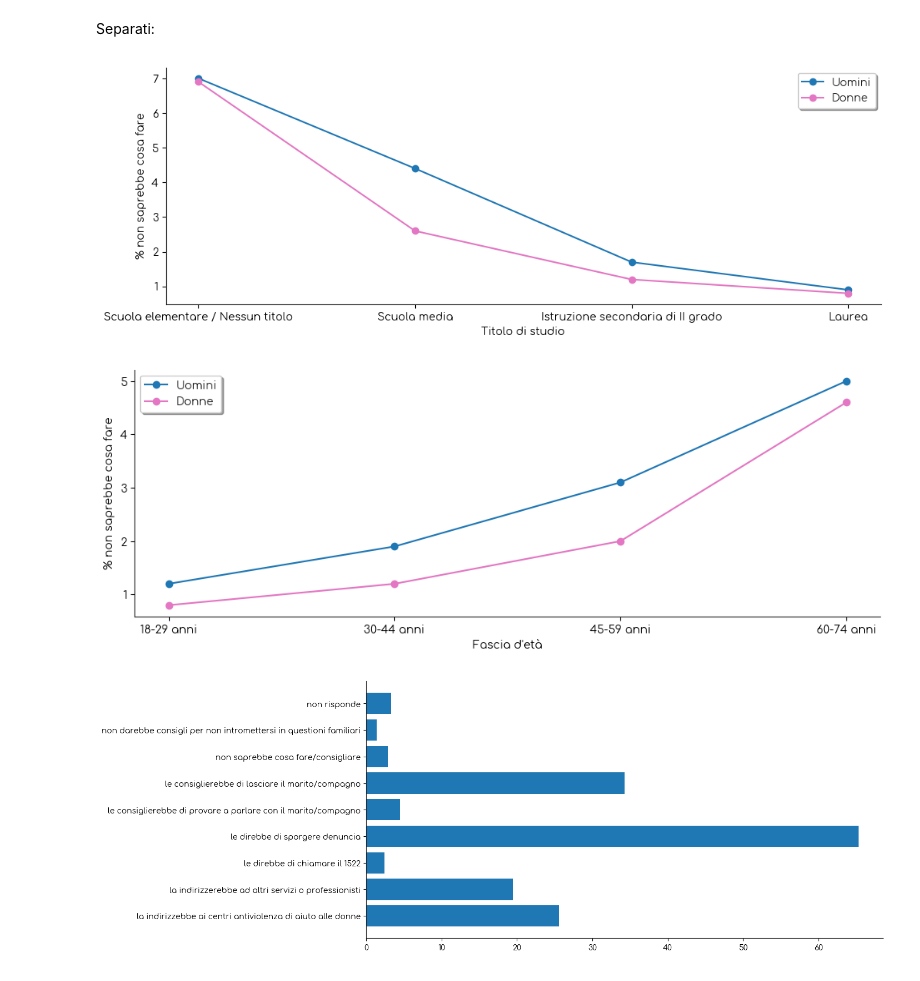
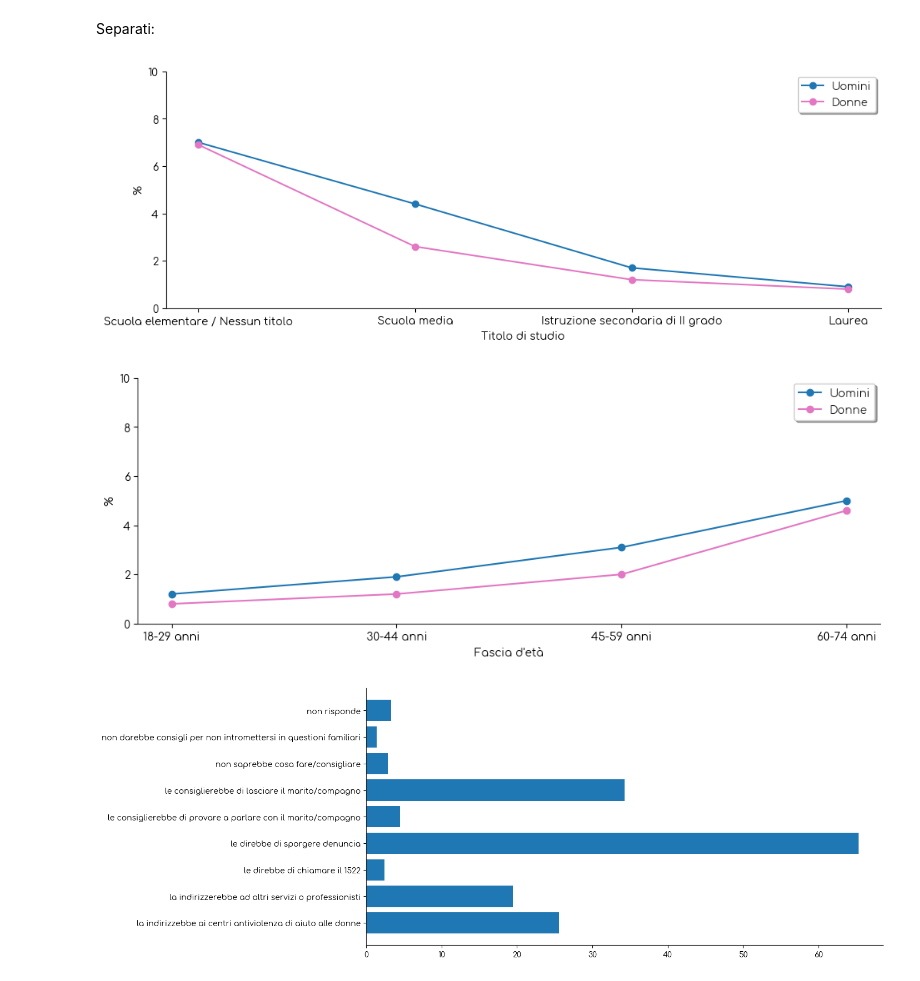
Before and after one commit to initrm/sci-vis, a Jupyter notebook: source/Non sapere cosa fare o consigliare a vittime per titolo di studio ed età.ipynb, the cells around one changed output. Drawn from its saved outputs; the diff is of its cells as text; code cells hidden in the pictures.

```diff
--- a/source/Non sapere cosa fare o consigliare a vittime per titolo di studio ed età.ipynb
+++ b/source/Non sapere cosa fare o consigliare a vittime per titolo di studio ed età.ipynb
@@ -198,23 +197,25 @@ axs.plot(males_per_titolo_studio['Titolo di studio'], males_per_titolo_studio['V
 axs.plot(males_per_titolo_studio['Titolo di studio'].drop_duplicates(), females_per_titolo_studio['Value'], color='#E377C3', marker="o")
 axs.legend(['Uomini', 'Donne'])
 axs.set_xlabel('Titolo di studio')
-axs.set_ylabel('% non saprebbe cosa fare')
+axs.set_ylabel('%')
+axs.set_ylim(0, 10)
 
 plt.show()
 # %% [output]
-[figure, old version]
+[figure, new version]
 # %%
 fig, axs = plt.subplots(1, 1, figsize=(12,4))
 
 axs.plot(males_per_età['Classe di età'].drop_duplicates(), males_per_età['Value'], color='#1F77B4', marker="o")
 axs.plot(males_per_età['Classe di età'].drop_duplicates(), females_per_età['Value'], color='#E377C3', marker="o")
 axs.legend(['Uomini', 'Donne'])
 axs.set_xlabel('Fascia d\'età')
-axs.set_ylabel('% non saprebbe cosa fare')
+axs.set_ylabel('%')
+axs.set_ylim(0, 10)
 
 plt.show()
 # %% [output]
-[figure, old version]
+[figure, new version]
 # %%
 fig, axs = plt.subplots(1, 1, figsize=(12,6))
 
```
Also changed, not shown: parts of 1 cell of this notebook.
